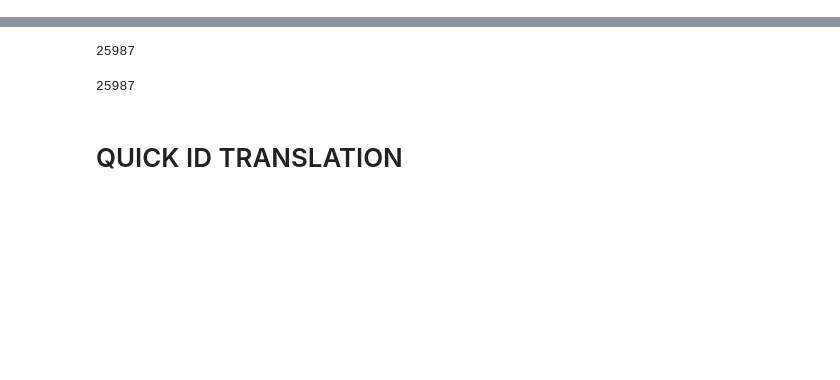
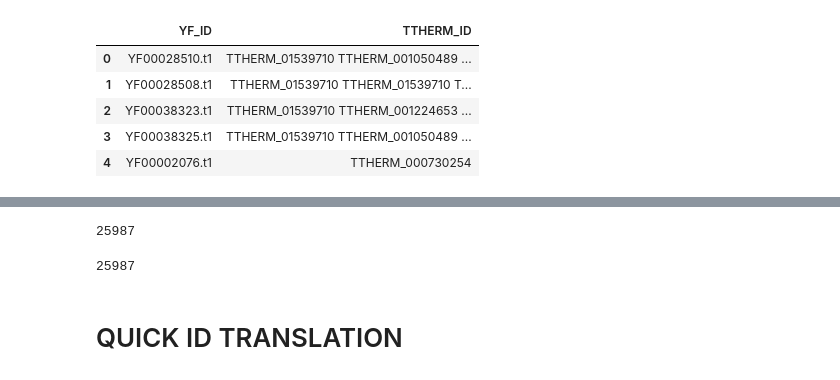
Before and after one commit to ltsypin/TGNE-2022, a Jupyter notebook: set_active_files.ipynb, the cells around one changed output, grey strips where cells are left out. Cells and saved outputs as stored; diff of their text form; code cells hidden in the pictures; blank space fills up the shorter version.

```diff
--- a/set_active_files.ipynb
+++ b/set_active_files.ipynb
@@ -11,0 +38,10 @@ GENE_MODEL_SETTINGS = {
+# %%
+max_mapping = pd.read_csv('./new_raw_data/tgd2024/yf_ttherm_mapping_may2024.csv')
+max_mapping.head()
+# %% [output]
+|  | YF_ID | TTHERM_ID |
+| 0 | YF00028510.t1 | TTHERM_01539710 TTHERM_001050489 ... |
+| 1 | YF00028508.t1 | TTHERM_01539710 TTHERM_01539710 T... |
+| 2 | YF00038323.t1 | TTHERM_01539710 TTHERM_001224653 ... |
+| 3 | YF00038325.t1 | TTHERM_01539710 TTHERM_001050489 ... |
+| 4 | YF00002076.t1 | TTHERM_000730254 |
```
Also changed, not shown: parts of 26 cells of this notebook, 9 other files.
